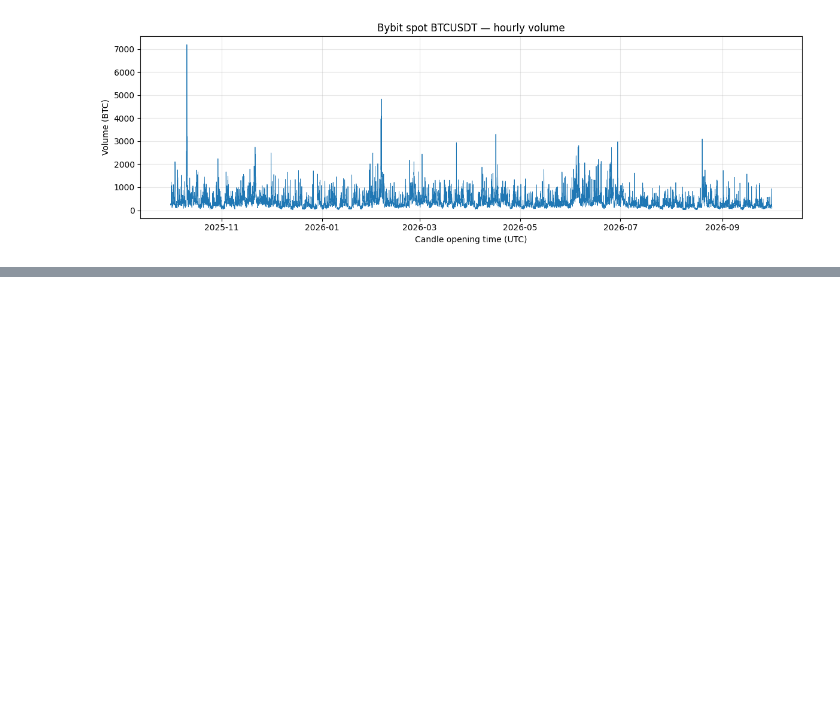
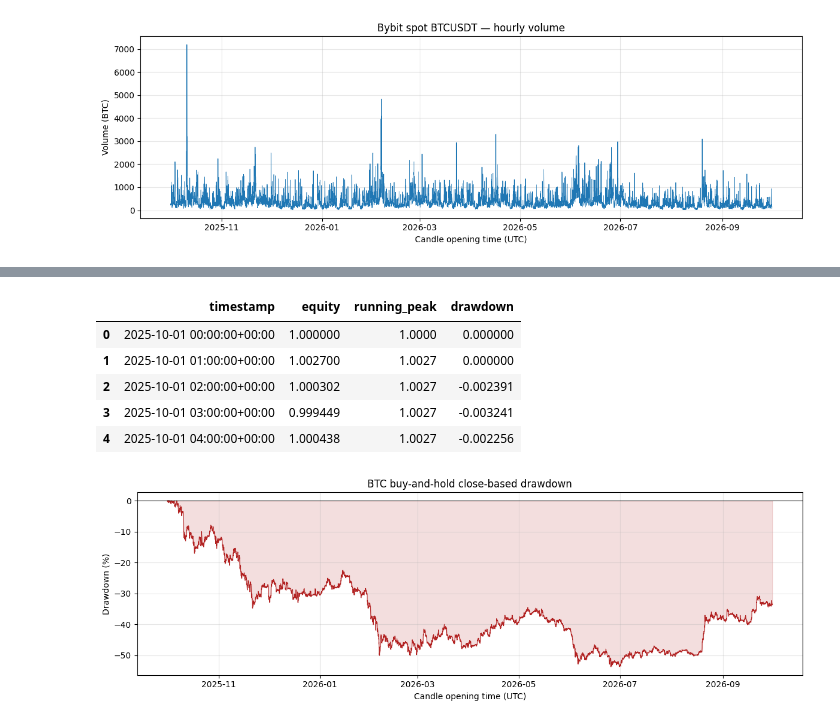
Before and after one commit to puckmandestroyer/trading-lab, a Jupyter notebook: notebooks/01_data_exploration.ipynb, the cells around one changed output, grey strips where cells are left out. Cells and saved outputs as stored; diff of their text form; code cells hidden in the pictures; blank space fills up the shorter version.

```diff
--- a/notebooks/01_data_exploration.ipynb
+++ b/notebooks/01_data_exploration.ipynb
@@ -224,0 +444,22 @@ Summary statistics and plots describe this dataset. They do not establish that a
+# %%
+index_returns = df["simple_return"].copy()
+index_returns.iloc[0] = 0.0  # Establish the index at the first observed close.
+df["equity"] = (1.0 + index_returns).cumprod()
+df["running_peak"] = df["equity"].cummax()
+df["drawdown"] = df["equity"] / df["running_peak"] - 1.0
+
+maximum_drawdown = df["drawdown"].min()
+maximum_drawdown_timestamp = df.loc[df["drawdown"].idxmin(), "timestamp"]
+print(f"Maximum observed close-based drawdown: {maximum_drawdown:.4%}")
+print("Trough candle opening time:", maximum_drawdown_timestamp)
+display(df[["timestamp", "equity", "running_peak", "drawdown"]].head())
+
+fig, ax = plt.subplots(figsize=(12, 4))
+ax.plot(df["timestamp"], df["drawdown"] * 100, color="firebrick", linewidth=0.8)
+ax.fill_between(df["timestamp"], df["drawdown"] * 100, 0, color="firebrick", alpha=0.15)
+ax.axhline(0, color="black", linewidth=0.8)
+ax.set(title="BTC buy-and-hold close-based drawdown", xlabel="Candle opening time (UTC)", ylabel="Drawdown (%)")
+ax.grid(alpha=0.3)
+fig.tight_layout()
+plt.show()
+# %% [output]
@@ -224,0 +468,7 @@ Summary statistics and plots describe this dataset. They do not establish that a
+|  | timestamp | equity | running_peak | drawdown |
+| 0 | 2025-10-01 00:00:00+00:00 | 1.000000 | 1.0000 | 0.000000 |
+| 1 | 2025-10-01 01:00:00+00:00 | 1.002700 | 1.0027 | 0.000000 |
+| 2 | 2025-10-01 02:00:00+00:00 | 1.000302 | 1.0027 | -0.002391 |
+| 3 | 2025-10-01 03:00:00+00:00 | 0.999449 | 1.0027 | -0.003241 |
+| 4 | 2025-10-01 04:00:00+00:00 | 1.000438 | 1.0027 | -0.002256 |
+[figure, added]
```
Also changed, not shown: parts of 41 cells of this notebook, 3 other files.
